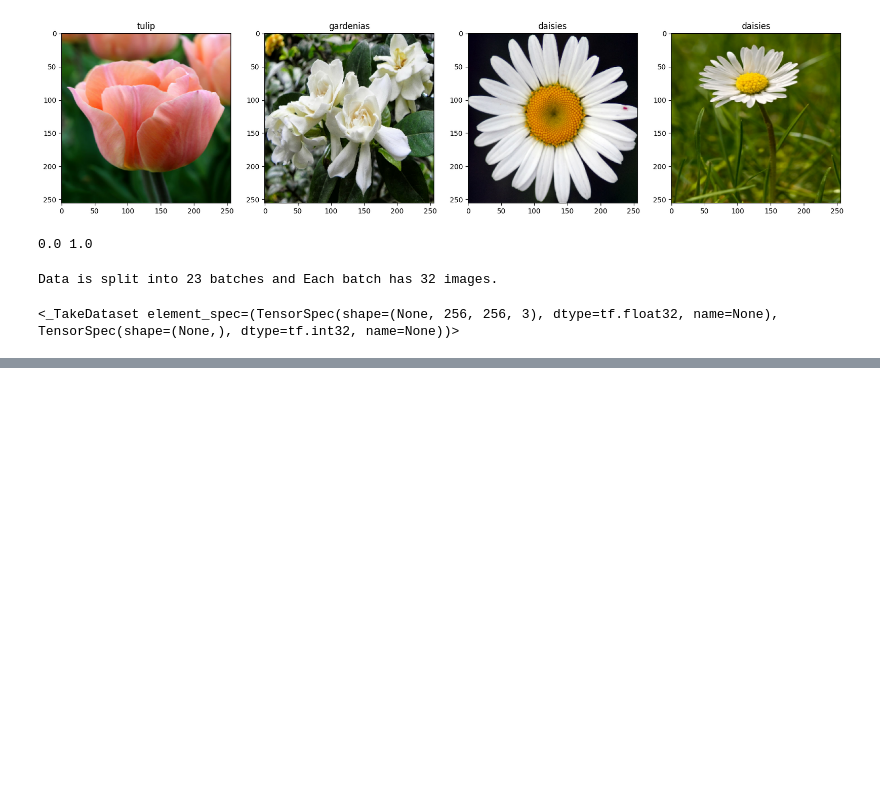
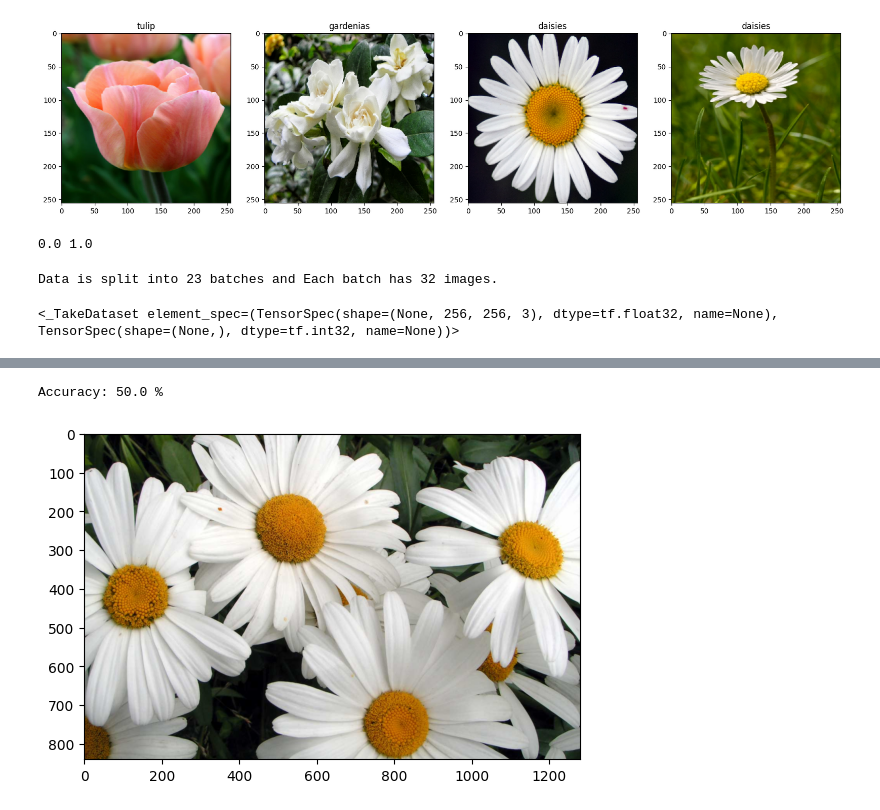
Before and after one commit to SamManoli975/OpenCv-projects, a Jupyter notebook: FlowerRecognition/main.ipynb, the cells around one changed output, grey strips where cells are left out. Cells and saved outputs as stored; diff of their text form; code cells hidden in the pictures; blank space fills up the shorter version.

```diff
--- a/FlowerRecognition/main.ipynb
+++ b/FlowerRecognition/main.ipynb
@@ -136,0 +242,10 @@ from tensorflow.keras.layers import Conv2D, MaxPooling2D, Dense, Flatten
+# %%
+print(f'Accuracy: {round(acc.result().numpy() * 100, 2)} %')
+# %% [output]
+Accuracy: 50.0 %
+# %%
+img = cv.imread('flowers/daisies/daisies_00008.jpg')
+plt.imshow(cv.cvtColor(img, cv.COLOR_BGR2RGB))
+plt.show()
+# %% [output]
+[figure, added]
```
Also changed, not shown: parts of 13 cells of this notebook, 3 other files.
